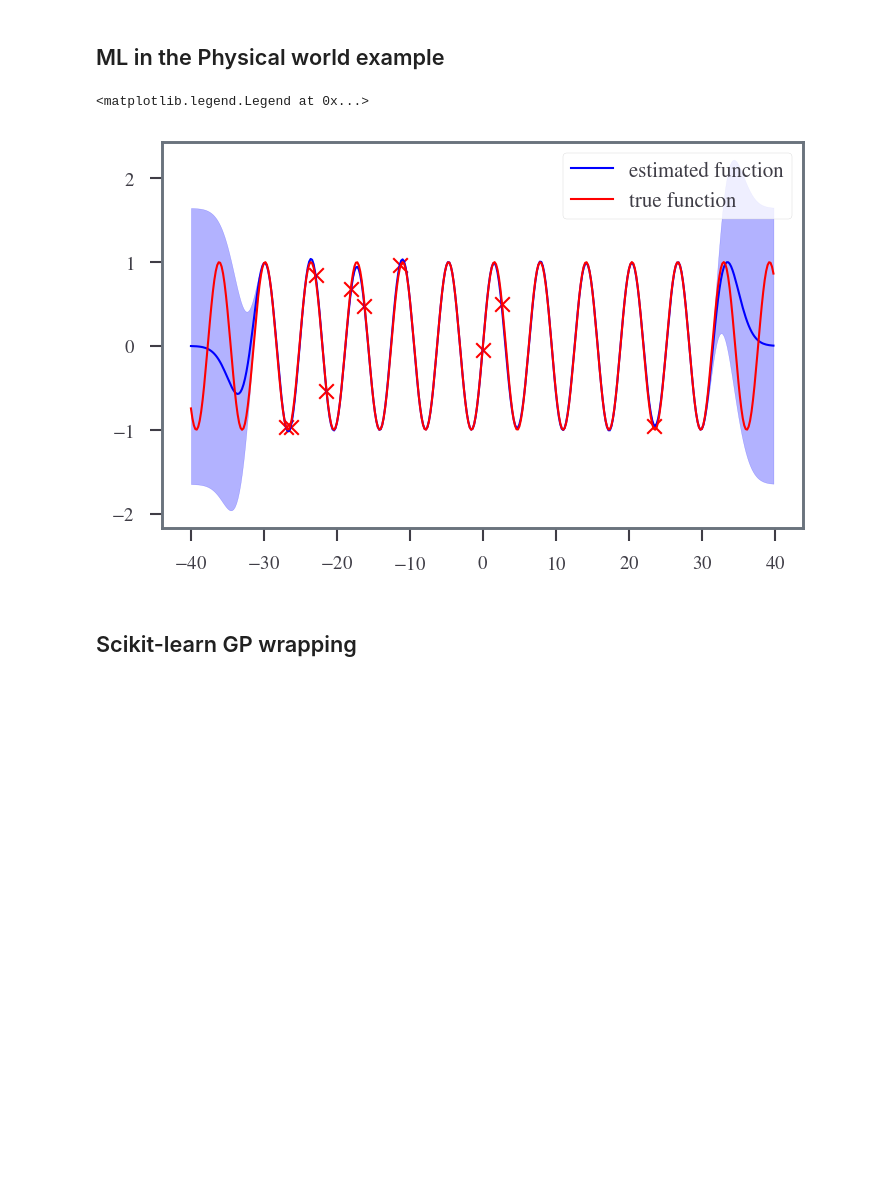
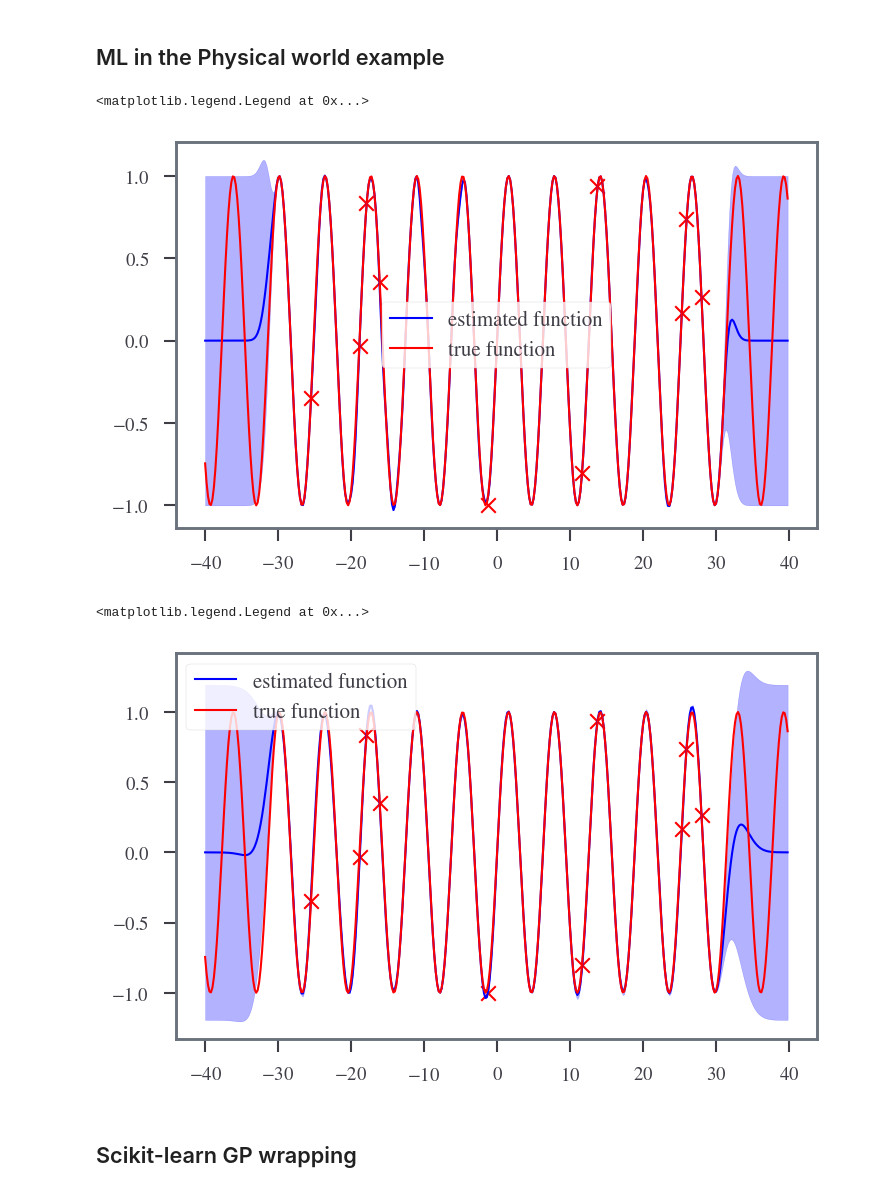
Before and after one commit to sdat2/seager19, a Jupyter notebook: notebooks/exploratory/emukit-default.ipynb, the cells around one changed output. Saved outputs shown, nothing was run; the diff lists cells and outputs as text; code cells hidden in the pictures; blank space fills up the shorter version.

```diff
--- a/notebooks/exploratory/emukit-default.ipynb
+++ b/notebooks/exploratory/emukit-default.ipynb
@@ -121,31 +117,40 @@ plot_max = 40.0
 real_x = np.arange(plot_min, plot_max, 0.2)
 real_y = np.sin(real_x)
 # %%
+loop = ExperimentalDesignLoop(space, emukit_model)
+loop.run_loop(np.sin, 30)
+plot_min = -40.0
+plot_max = 40.0
+real_x = np.arange(plot_min, plot_max, 0.2)
+real_y = np.sin(real_x)
 predicted_y = []
 predicted_std = []
 for x in real_x:
     y, var = emukit_model.predict(np.array([[x]]))
     std = np.sqrt(var)
     predicted_y.append(y)
     predicted_std.append(std)
 
 predicted_y = np.array(predicted_y).flatten()
 predicted_std = np.array(predicted_std).flatten()
+plt.plot(real_x, predicted_y, label="estimated function", color="blue")
+plt.fill_between(
+    real_x,
+    predicted_y - predicted_std,
+    predicted_y + predicted_std,
+    color="blue",
+    alpha=0.3,
+)
+plt.scatter(x_data, y_data, c="red")
+plt.plot(real_x, real_y, label="true function", color="red")
+plt.legend()
+# %% [output]
+<matplotlib.legend.Legend at 0x...>
+[figure, added]
 # %%
-plt.plot(real_x, predicted_y, label="estimated function", color="blue")
-plt.fill_between(
-    real_x,
-    predicted_y - predicted_std,
-    predicted_y + predicted_std,
-    color="blue",
-    alpha=0.3,
-)
-plt.scatter(x_data, y_data, c="red")
-plt.plot(real_x, real_y, label="true function", color="red")
-plt.legend()
 # %% [output]
 <matplotlib.legend.Legend at 0x...>
-[figure, old version]
+[figure, new version]
 # %% [markdown]
 ## Scikit-learn GP wrapping
 # %%
```
Also changed, not shown: parts of 7 cells of this notebook, 4 other files.
